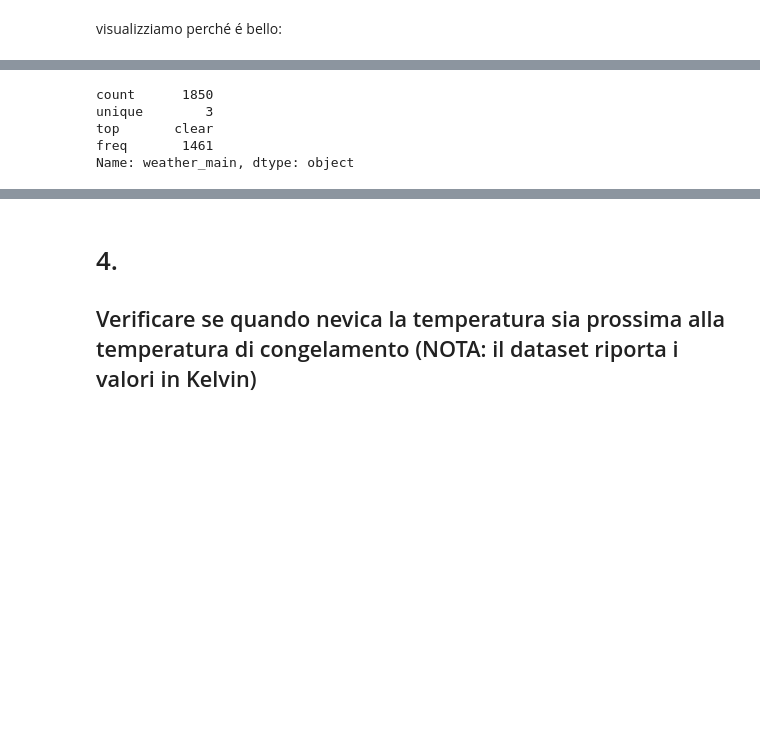
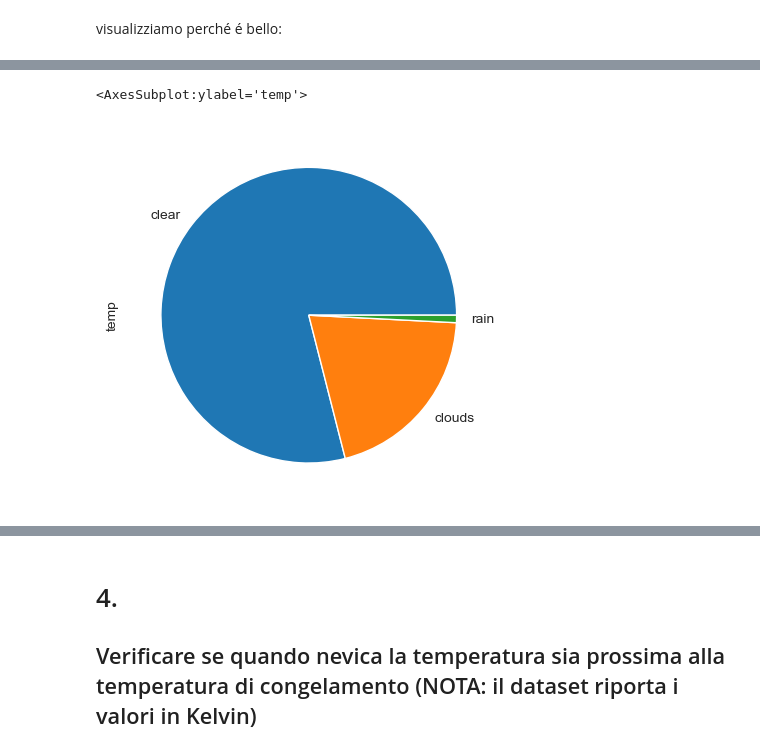
Before and after one commit to Rdm-Nico/BDTA, a Jupyter notebook: Esercitazioni/Esami/28_01_2020.ipynb, the cells around one changed output, grey strips where cells are left out. Drawn from its saved outputs; the diff is of its cells as text; code cells hidden in the pictures; blank space fills up the shorter version.

```diff
--- a/Esercitazioni/Esami/28_01_2020.ipynb
+++ b/Esercitazioni/Esami/28_01_2020.ipynb
@@ -195,10 +213,7 @@ Name: weather_main, dtype: object
 # %%
 madrid = df_temp_max.loc[df_temp_max["city_name"] == "Madrid"]
-madrid["weather_main"].describe()
+madrid.groupby("weather_main")["temp"].count().plot.pie()
 # %% [output]
-count      1850
-unique        3
-top       clear
-freq       1461
-Name: weather_main, dtype: object
+<AxesSubplot:ylabel='temp'>
+[figure, added]
 # %%
```
Also changed, not shown: parts of 36 cells of this notebook.
